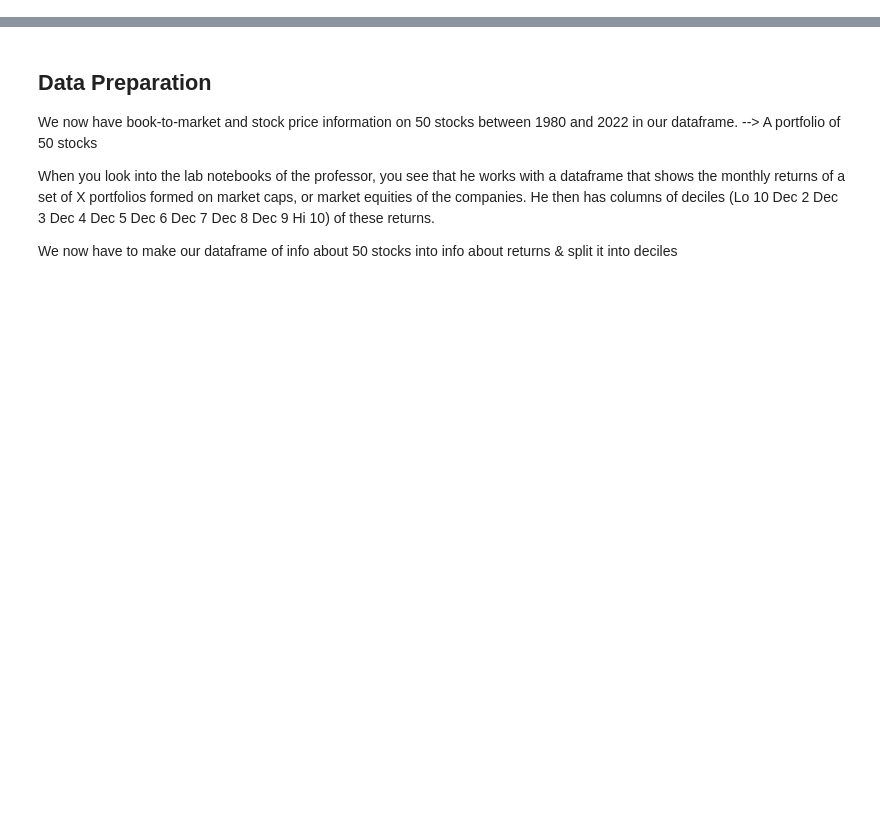
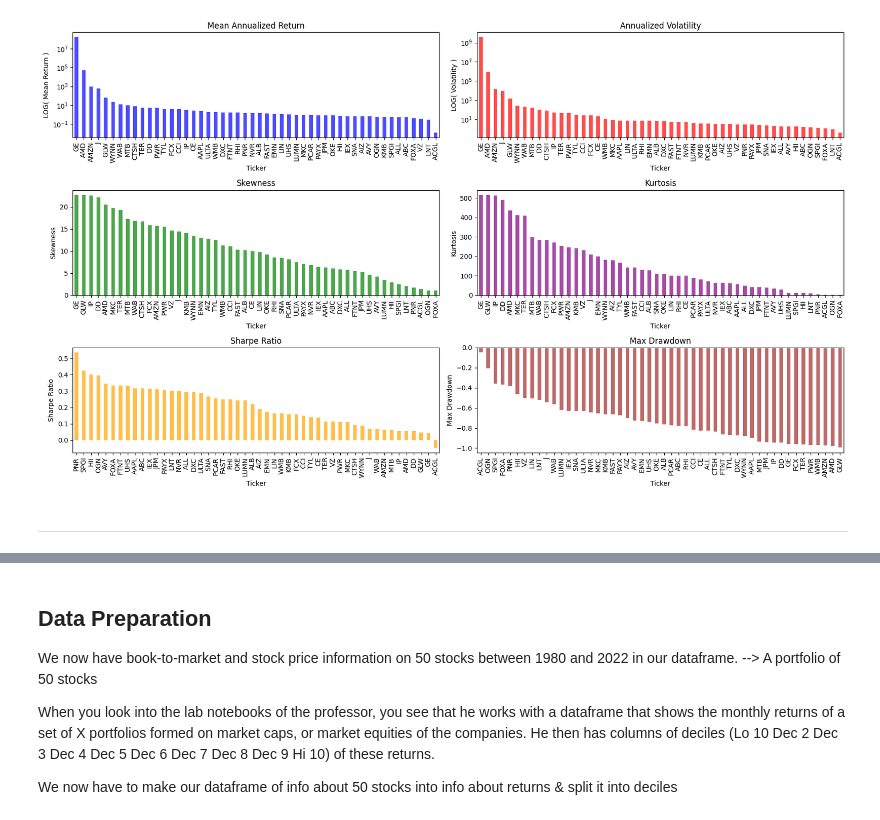
Before and after one commit to InesDew/NOVA-Asset-Management, a Jupyter notebook: Solution.ipynb, the cells around one changed output, grey strips where cells are left out. Drawn from its saved outputs; the diff is of its cells as text; code cells hidden in the pictures; blank space fills up the shorter version.

```diff
--- a/Solution.ipynb
+++ b/Solution.ipynb
@@ -92,0 +106,38 @@ stats
+# %%
+
+fig, axes = plt.subplots(3, 2, figsize=(17, 10))
+
+def plot_stat_subplot(ax, data, title, ylabel, color, logy=False):
+    data.plot(kind='bar', ax=ax, color=color, alpha=0.7, logy=logy)
+    ax.set_xlabel('Ticker')
+    if logy == False:
+        ax.set_ylabel(ylabel)
+    else:
+        ax.set_ylabel('LOG( ' + ylabel + ' )')
+    ax.set_title(title)
+
+# Sort data by each statistic
+stats_sorted = {
+    stat: stats[stat].sort_values(ascending=False)
+    for stat in ['mean_return', 'volatility', 'skewness', 'kurtosis', 'sharpe_ratio', 'max_drawdown']
+}
+
+# Mean Return
+plot_stat_subplot(axes[0, 0], stats_sorted['mean_return'], 'Mean Annualized Return', 'Mean Return', 'blue', logy=True)
+# Volatility
+plot_stat_subplot(axes[0, 1], stats_sorted['volatility'], 'Annualized Volatility', 'Volatility', 'red', logy=True)
+# Skewness
+plot_stat_subplot(axes[1, 0], stats_sorted['skewness'], 'Skewness', 'Skewness', 'green')
+# Kurtosis
+plot_stat_subplot(axes[1, 1], stats_sorted['kurtosis'], 'Kurtosis', 'Kurtosis', 'purple')
+# Sharpe Ratio
+plot_stat_subplot(axes[2, 0], stats_sorted['sharpe_ratio'], 'Sharpe Ratio', 'Sharpe Ratio', 'orange')
+# Max Drawdown
+plot_stat_subplot(axes[2, 1], stats_sorted['max_drawdown'], 'Max Drawdown', 'Max Drawdown', 'brown')
+
+plt.tight_layout()
+plt.show()
+# %% [output]
+[figure, added]
+# %% [markdown]
+***
```
Also changed, not shown: parts of 18 cells of this notebook, 1 other file.
